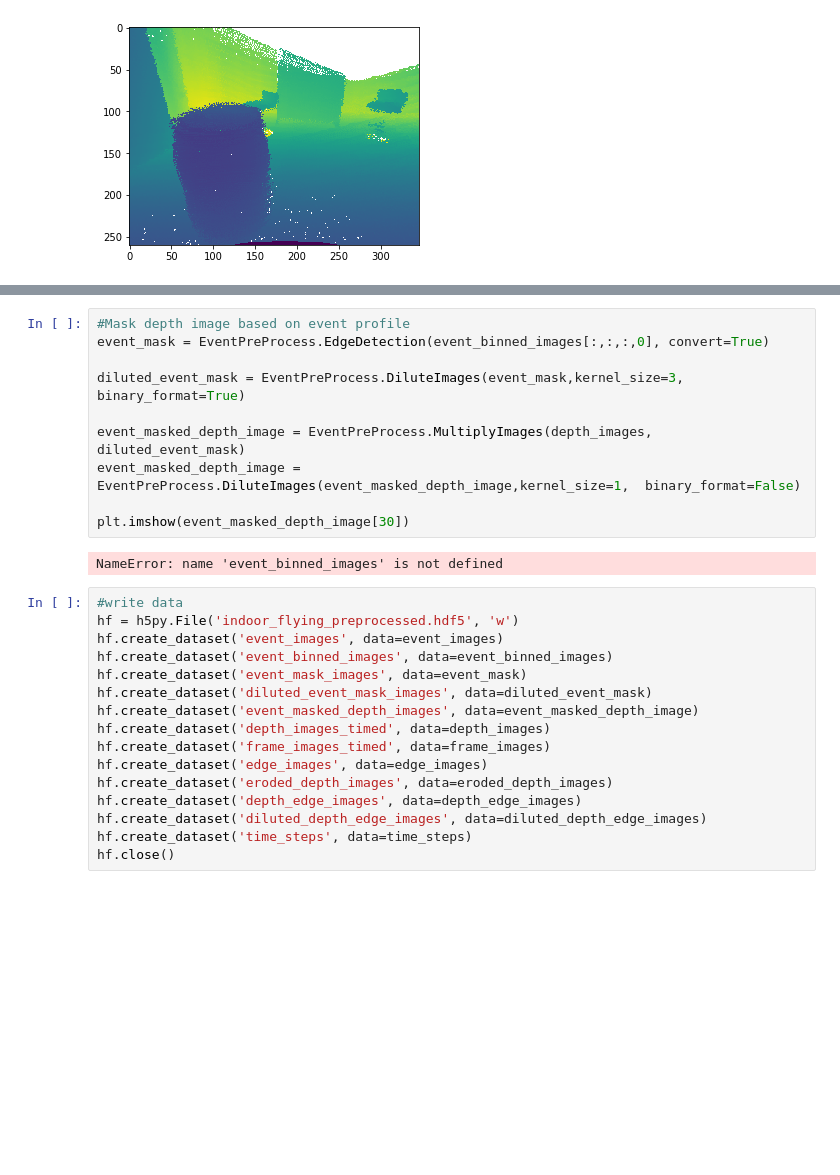
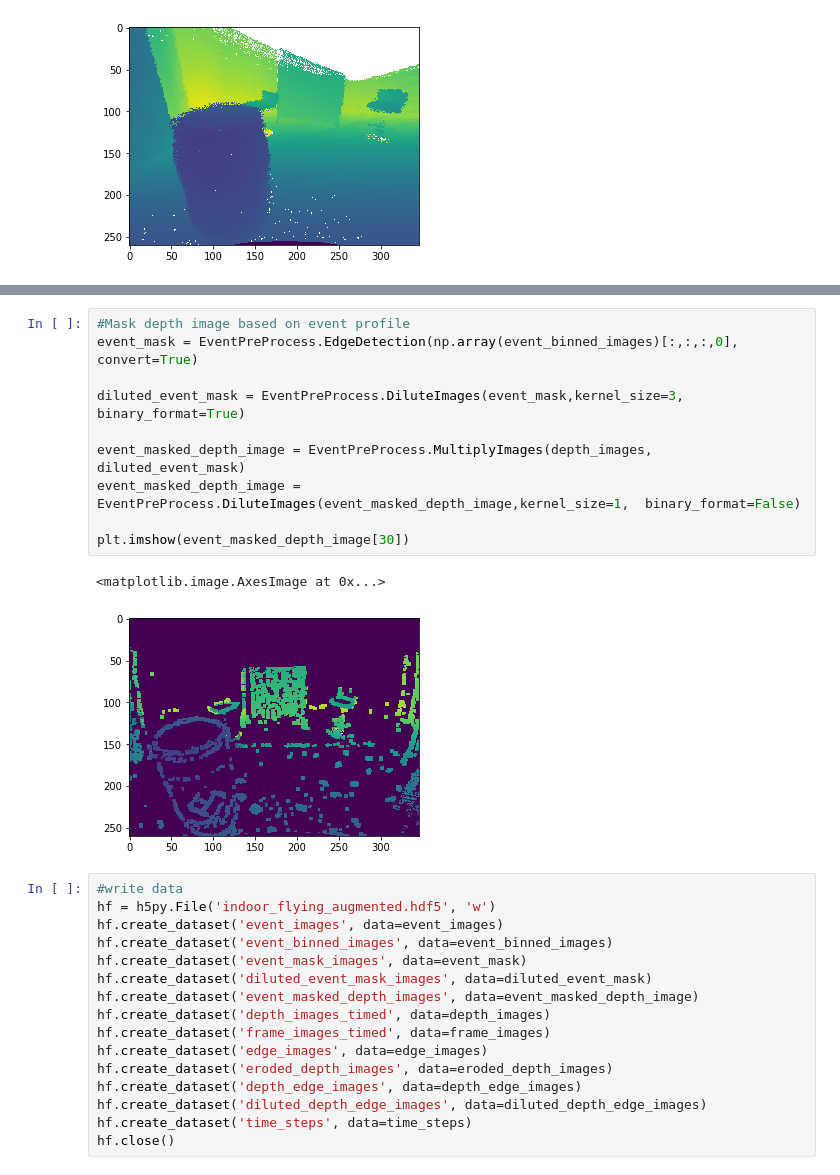
Before and after one commit to abdullaayyad96/DVSDepthLearning, a Jupyter notebook: pre_process.ipynb, the cells around one changed output, grey strips where cells are left out. Saved outputs shown, nothing was run; the diff lists cells and outputs as text; blank space fills up the shorter version.

```diff
--- a/pre_process.ipynb
+++ b/pre_process.ipynb
@@ -138,18 +160,19 @@ plt.imshow(depth_images[70])
 # %%
 #Mask depth image based on event profile
-event_mask = EventPreProcess.EdgeDetection(event_binned_images[:,:,:,0], convert=True)
+event_mask = EventPreProcess.EdgeDetection(np.array(event_binned_images)[:,:,:,0], convert=True)
 
 diluted_event_mask = EventPreProcess.DiluteImages(event_mask,kernel_size=3,  binary_format=True)
 
 event_masked_depth_image = EventPreProcess.MultiplyImages(depth_images, diluted_event_mask)
 event_masked_depth_image = EventPreProcess.DiluteImages(event_masked_depth_image,kernel_size=1,  binary_format=False)
 
 plt.imshow(event_masked_depth_image[30])
 # %% [output]
-NameError: name 'event_binned_images' is not defined
+<matplotlib.image.AxesImage at 0x...>
+[figure, added]
 # %%
 #write data
-hf = h5py.File('indoor_flying_preprocessed.hdf5', 'w')
+hf = h5py.File('indoor_flying_augmented.hdf5', 'w')
 hf.create_dataset('event_images', data=event_images)
 hf.create_dataset('event_binned_images', data=event_binned_images)
 hf.create_dataset('event_mask_images', data=event_mask)
```
Also changed, not shown: parts of 8 cells of this notebook, 2 other files.
